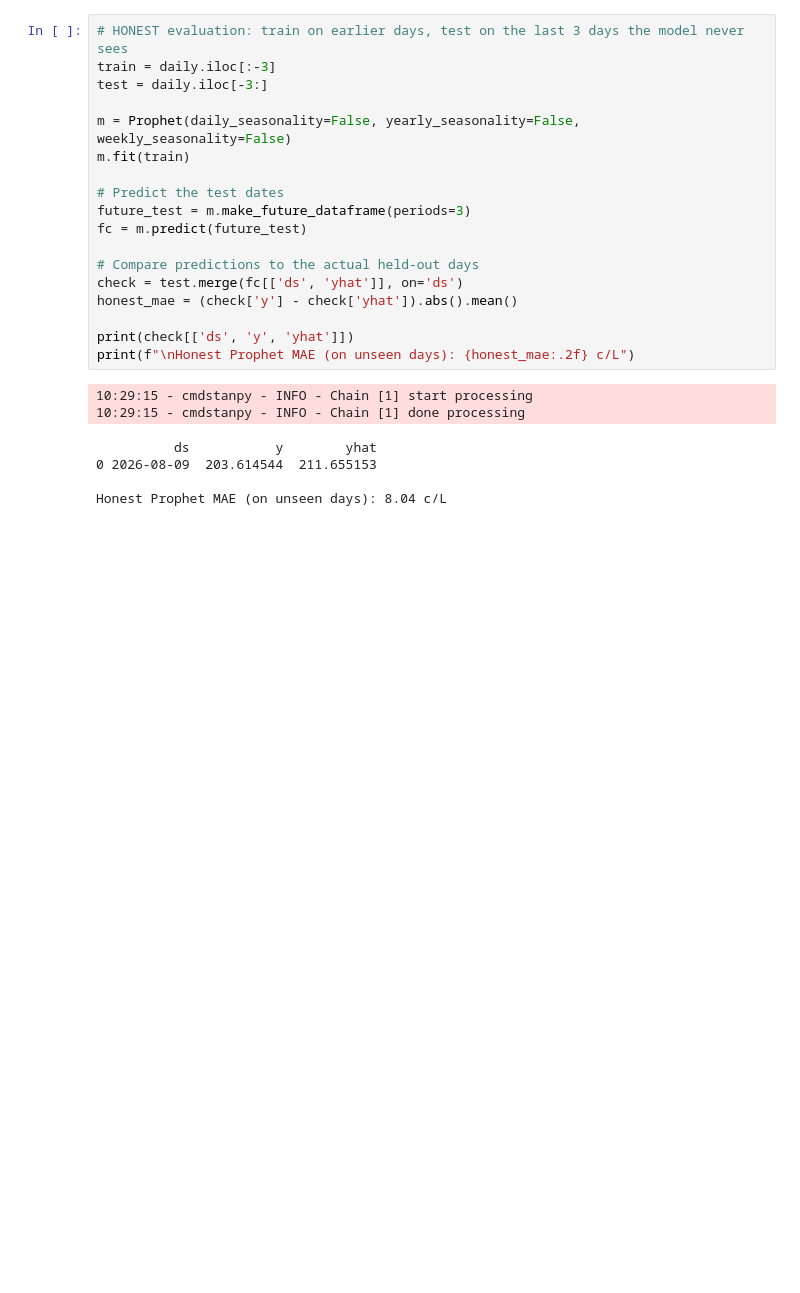
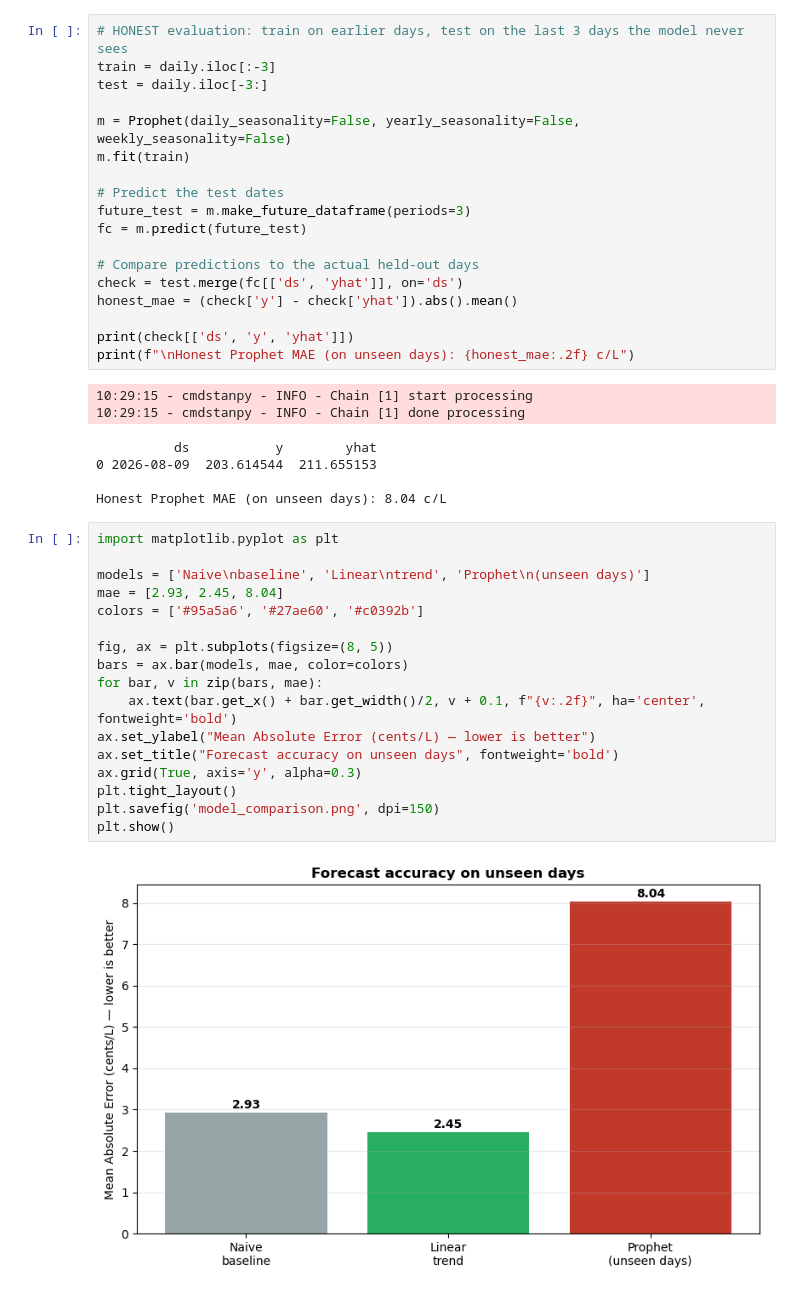
Before and after one commit to ankur794/nsw-fuel-price-analysis, a Jupyter notebook: analysis.ipynb, the cells around one changed output. Saved outputs shown, nothing was run; the diff lists cells and outputs as text; blank space fills up the shorter version.

```diff
--- a/analysis.ipynb
+++ b/analysis.ipynb
@@ -310,3 +310,22 @@ print(f"\nHonest Prophet MAE (on unseen days): {honest_mae:.2f} c/L")
 0 2026-08-09  203.614544  211.655153
 
 Honest Prophet MAE (on unseen days): 8.04 c/L
+# %%
+import matplotlib.pyplot as plt
+
+models = ['Naive\nbaseline', 'Linear\ntrend', 'Prophet\n(unseen days)']
+mae = [2.93, 2.45, 8.04]
+colors = ['#95a5a6', '#27ae60', '#c0392b']
+
+fig, ax = plt.subplots(figsize=(8, 5))
+bars = ax.bar(models, mae, color=colors)
+for bar, v in zip(bars, mae):
+    ax.text(bar.get_x() + bar.get_width()/2, v + 0.1, f"{v:.2f}", ha='center', fontweight='bold')
+ax.set_ylabel("Mean Absolute Error (cents/L) — lower is better")
+ax.set_title("Forecast accuracy on unseen days", fontweight='bold')
+ax.grid(True, axis='y', alpha=0.3)
+plt.tight_layout()
+plt.savefig('model_comparison.png', dpi=150)
+plt.show()
+# %% [output]
+[figure, added]
```
Also changed, not shown: 1 other file.
